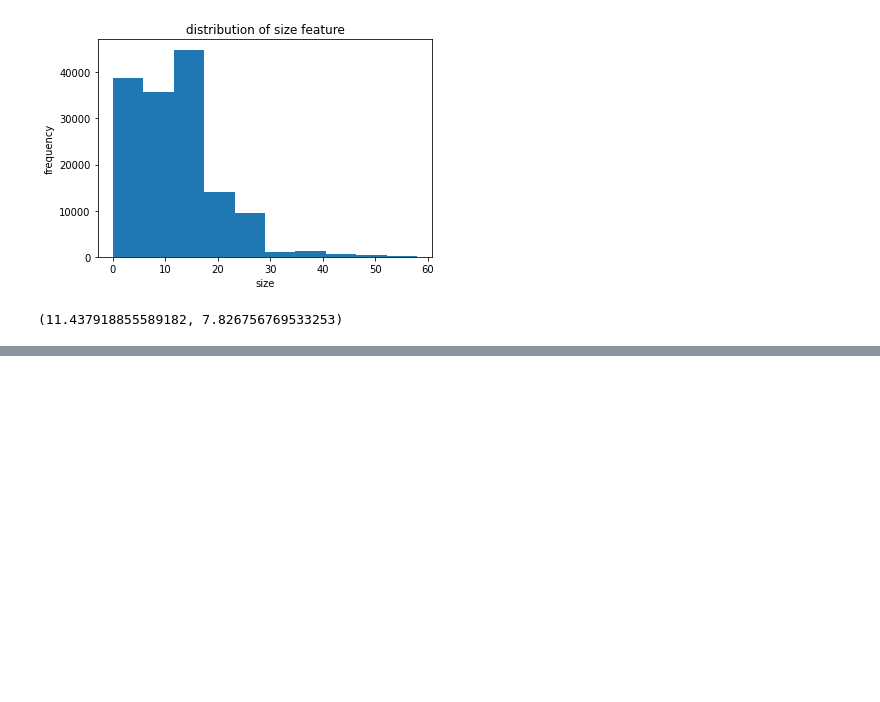
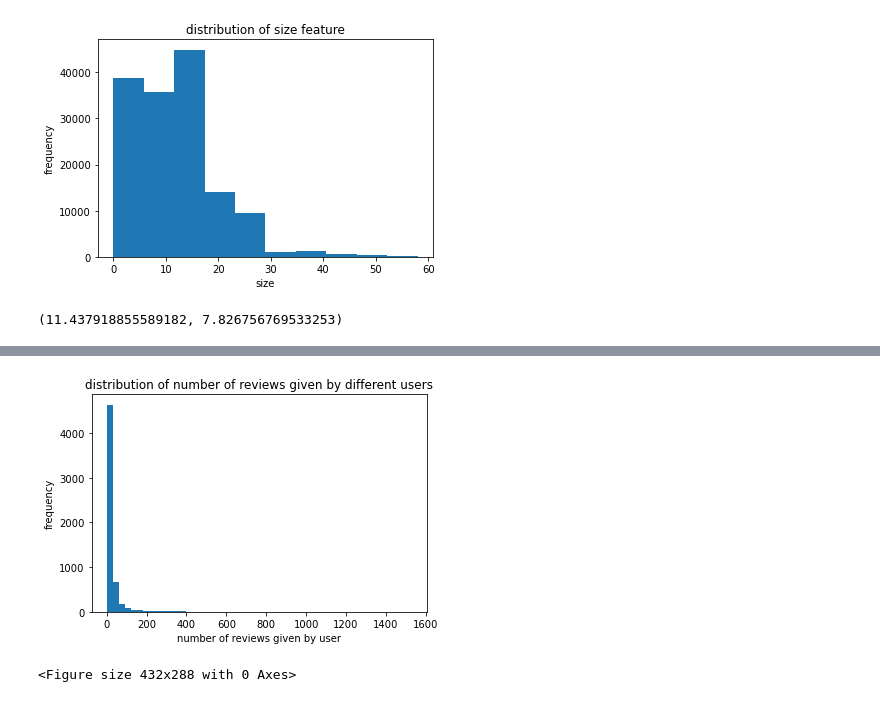
Before and after one commit to nidhidhamnani/cse-258-project, a Jupyter notebook: exploratory_analysis_of_data.ipynb, the cells around one changed output, grey strips where cells are left out. Saved outputs shown, nothing was run; the diff lists cells and outputs as text; code cells hidden in the pictures; blank space fills up the shorter version.

```diff
--- a/exploratory_analysis_of_data.ipynb
+++ b/exploratory_analysis_of_data.ipynb
@@ -209,0 +233,11 @@ dataset.groupby(dataset['review_date'].dt.year).count().plot(kind='bar',title='d
+# %%
+itemCount = dataset['item_id'].value_counts()
+plt.hist(itemCount,bins=50)
+plt.title("distribution of number of reviews given by different users")
+plt.xlabel("number of reviews given by user")
+plt.ylabel("frequency")
+plt.show()
+plt.savefig("./plots/14.png")
+# %% [output]
+[figure, added]
+<Figure size 432x288 with 0 Axes>
```
Also changed, not shown: parts of 15 cells of this notebook, 5 other files.
